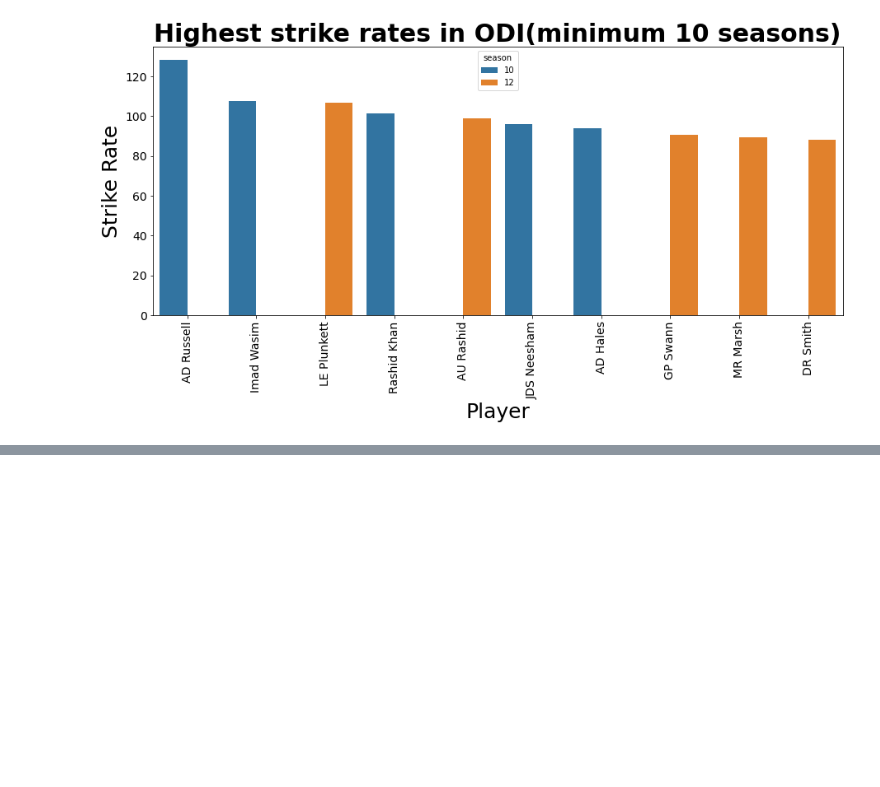
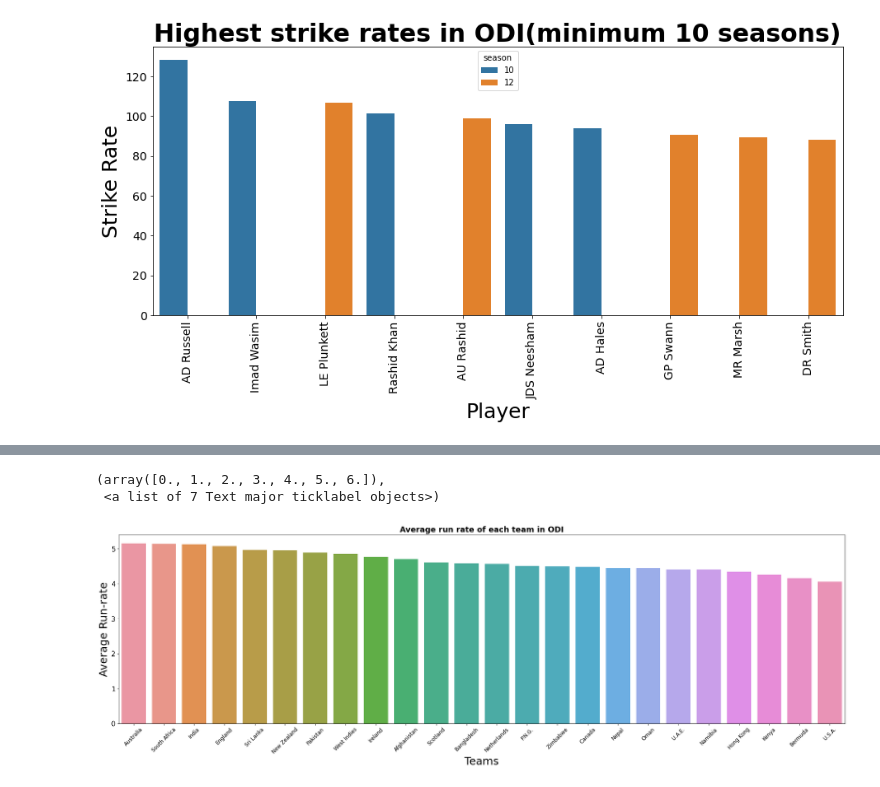
Before and after one commit to AsifRifat/Cricket-Outcome-Predictor, a Jupyter notebook: CricketOutcomePrediction.ipynb, the cells around one changed output, grey strips where cells are left out. Saved outputs shown, nothing was run; the diff lists cells and outputs as text; code cells hidden in the pictures; blank space fills up the shorter version.

```diff
--- a/CricketOutcomePrediction.ipynb
+++ b/CricketOutcomePrediction.ipynb
@@ -446,0 +456,25 @@ extra.T
+# %%
+rr = df3.groupby(['team1']).mean()
+rr['team1']=rr.index
+#df1 = df1[(df1['batting_team'].isin(top12_teams)) & (df1['bowling_team'].isin(top12_teams))]
+top = ['Afghanistan', 'Australia', 'Bangladesh',
+       'Bermuda', 'Canada', 'England', 'Hong Kong',
+       'India', 'Ireland', 'Kenya', 'Namibia', 'Nepal', 'Netherlands',
+       'New Zealand', 'Oman', 'P.N.G.', 'Pakistan', 'Scotland',
+       'South Africa', 'Sri Lanka', 'U.A.E.', 'U.S.A.', 'West Indies',
+       'Zimbabwe']
+rr = rr[rr.team1 != 'Africa XI']
+rr = rr[rr.team1 != 'Asia XI']
+rr = rr[rr.team1 != 'ICC World XI']
+rr=rr.sort_values(by=['rpo'],ascending=False)
+plt.figure(figsize=(30,8))
+sns.barplot(x=rr['team1'], y=rr['rpo'], hue=None, data=rr)
+plt.title("Average run rate of each team in ODI",fontsize=18,fontweight="bold")
+plt.ylabel("Average Run-rate", size = 25)
+plt.xlabel("Teams", size = 25)
+plt.xticks(size = 12,rotation=45)
+plt.yticks(size = 15)
+# %% [output]
+(array([0., 1., 2., 3., 4., 5., 6.]),
+ <a list of 7 Text major ticklabel objects>)
+[figure, added]
```
Also changed, not shown: parts of 12 cells of this notebook.
